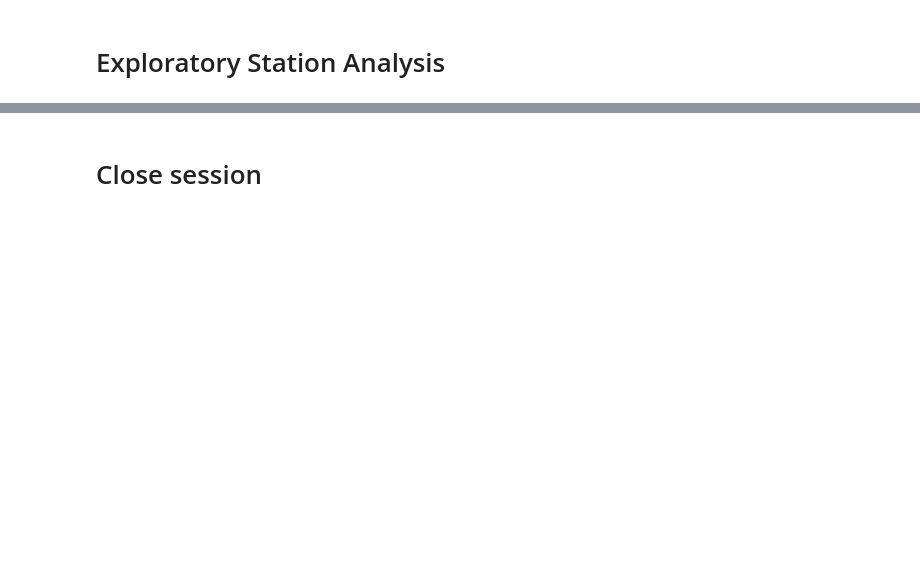
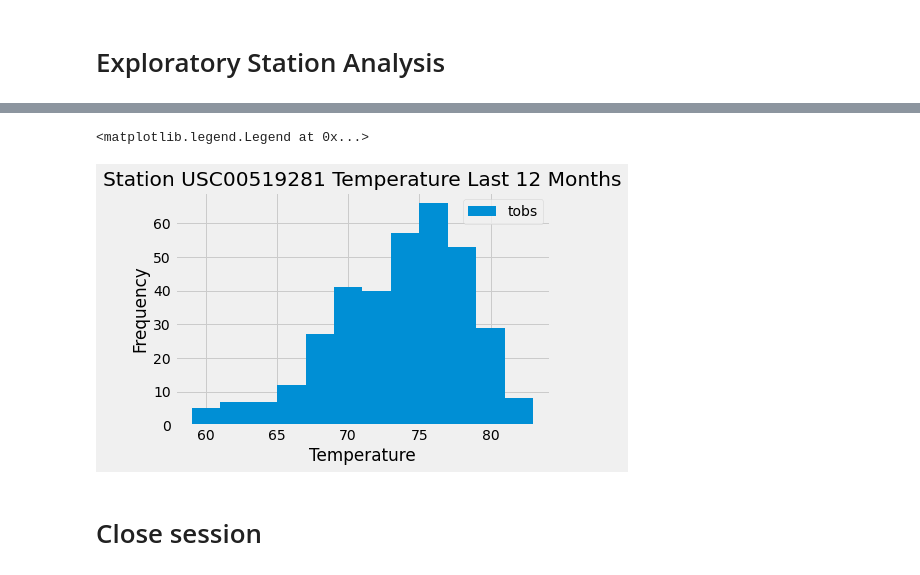
Before and after one commit to FernandoCL1991/sqlalchemy-analysis, a Jupyter notebook: climate_starter.ipynb, the cells around one changed output, grey strips where cells are left out. Cells and saved outputs as stored; diff of their text form; code cells hidden in the pictures; blank space fills up the shorter version.

```diff
--- a/climate_starter.ipynb
+++ b/climate_starter.ipynb
@@ -106,0 +332,13 @@ for station in all_stations:
+# %%
+# Querying the last 12 months of temperature observation data for station USC00519281
+
+date_str=most_recent_date
+query_l12m=most_recent_date-dt.timedelta(days=365)
+
+
+results=session.query(Measurement.date, Measurement.tobs).\
+                filter(Measurement.station=='USC00519281').\
+                filter(Measurement.date>=query_l12m).all()
+
+
+results
@@ -106,0 +363,5 @@ for station in all_stations:
+# %%
+# Plotting results in histogram
+
+hist_df=pd.DataFrame(results)['tobs']
+hist_df
@@ -107,3 +381,12 @@ for station in all_stations:
+# %%
+hist_df.plot.hist(bins=12)
+plt.xlabel('Temperature')
+plt.title('Station USC00519281 Temperature Last 12 Months')
+
+plt.legend()
+# %% [output]
+<matplotlib.legend.Legend at 0x...>
+[figure, added]
 # %% [markdown]
 # Close session
 # %%
```
Also changed, not shown: parts of 40 cells of this notebook, 5 other files.
